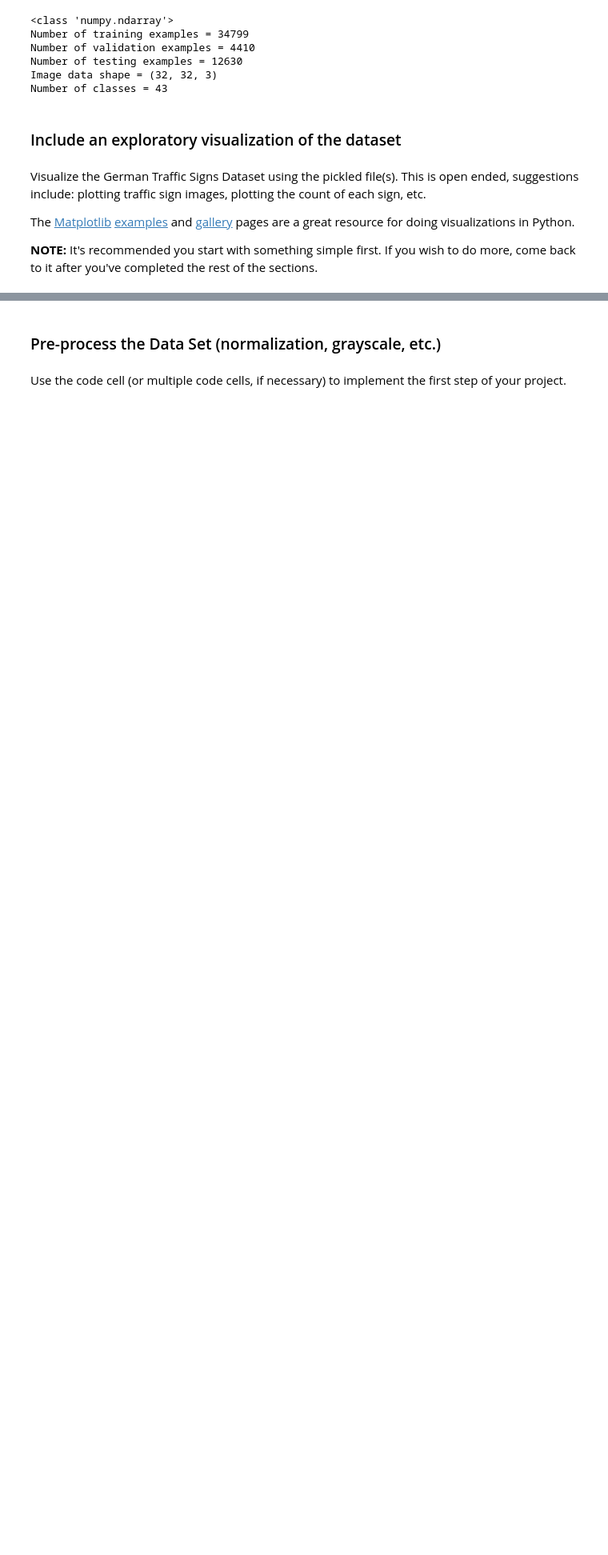
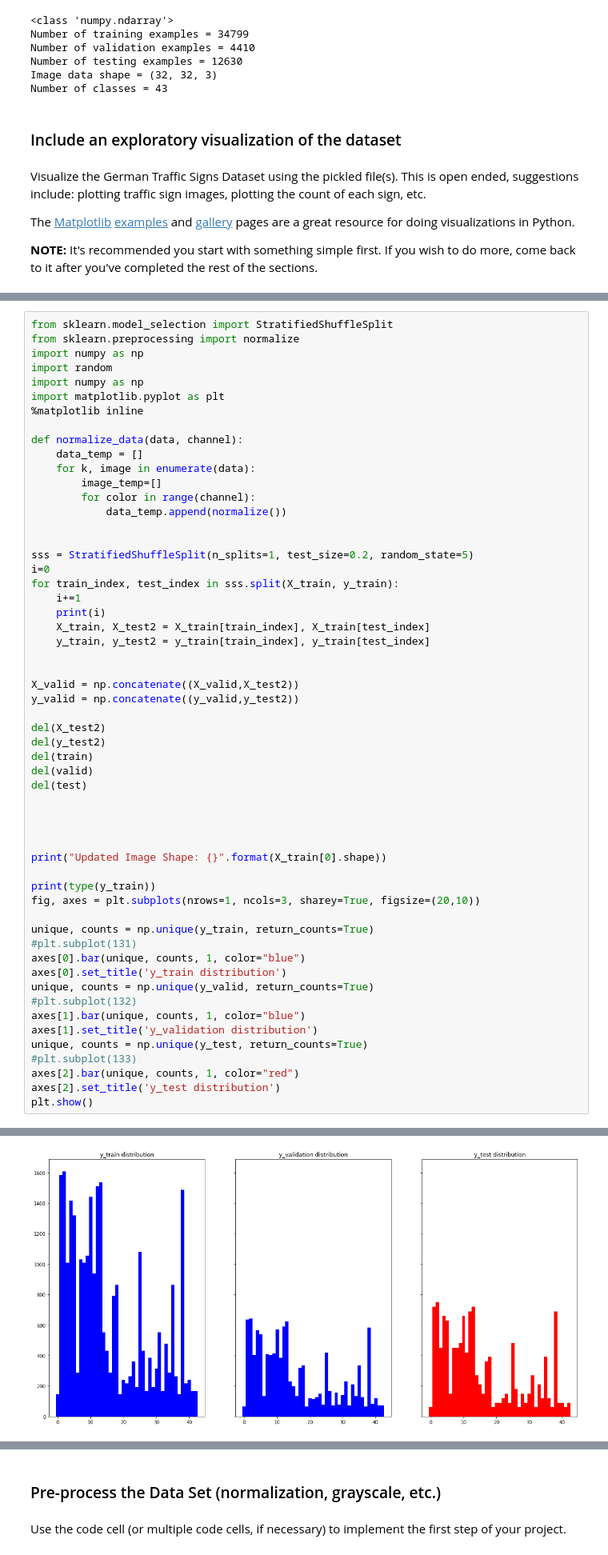
Before and after one commit to nanoman08/CarND-Traffic-Sign-Classifier-Project, a Jupyter notebook: TS_Classifier.ipynb, the cells around one changed output, grey strips where cells are left out. Shown at 80% size. Cells and saved outputs as stored; diff of their text form; blank space fills up the shorter version.

```diff
--- a/TS_Classifier.ipynb
+++ b/TS_Classifier.ipynb
@@ -123,0 +126,57 @@ plt.imshow(image2)
+# %%
+from sklearn.model_selection import StratifiedShuffleSplit
+from sklearn.preprocessing import normalize
+import numpy as np
+import random
+import numpy as np
+import matplotlib.pyplot as plt
+%matplotlib inline
+
+def normalize_data(data, channel):
+    data_temp = []
+    for k, image in enumerate(data):
+        image_temp=[]
+        for color in range(channel):
+            data_temp.append(normalize())
+
+
+sss = StratifiedShuffleSplit(n_splits=1, test_size=0.2, random_state=5)
+i=0
+for train_index, test_index in sss.split(X_train, y_train):
+    i+=1
+    print(i)
+    X_train, X_test2 = X_train[train_index], X_train[test_index]
+    y_train, y_test2 = y_train[train_index], y_train[test_index]
+
+
+X_valid = np.concatenate((X_valid,X_test2))
+y_valid = np.concatenate((y_valid,y_test2))
+
+del(X_test2)
+del(y_test2)
+del(train)
+del(valid)
+del(test)
+
+
+
+
+print("Updated Image Shape: {}".format(X_train[0].shape))
+
+print(type(y_train))
+fig, axes = plt.subplots(nrows=1, ncols=3, sharey=True, figsize=(20,10))
+
+unique, counts = np.unique(y_train, return_counts=True)
+#plt.subplot(131)
+axes[0].bar(unique, counts, 1, color="blue")
+axes[0].set_title('y_train distribution')
+unique, counts = np.unique(y_valid, return_counts=True)
+#plt.subplot(132)
+axes[1].bar(unique, counts, 1, color="blue")
+axes[1].set_title('y_validation distribution')
+unique, counts = np.unique(y_test, return_counts=True)
+#plt.subplot(133)
+axes[2].bar(unique, counts, 1, color="red")
+axes[2].set_title('y_test distribution')
+plt.show()
+# %% [output]
@@ -124,3 +186,4 @@ plt.imshow(image2)
+[figure, added]
 # %% [markdown]
 ----
 
```
Also changed, not shown: parts of 5 cells of this notebook, 4 other files.
